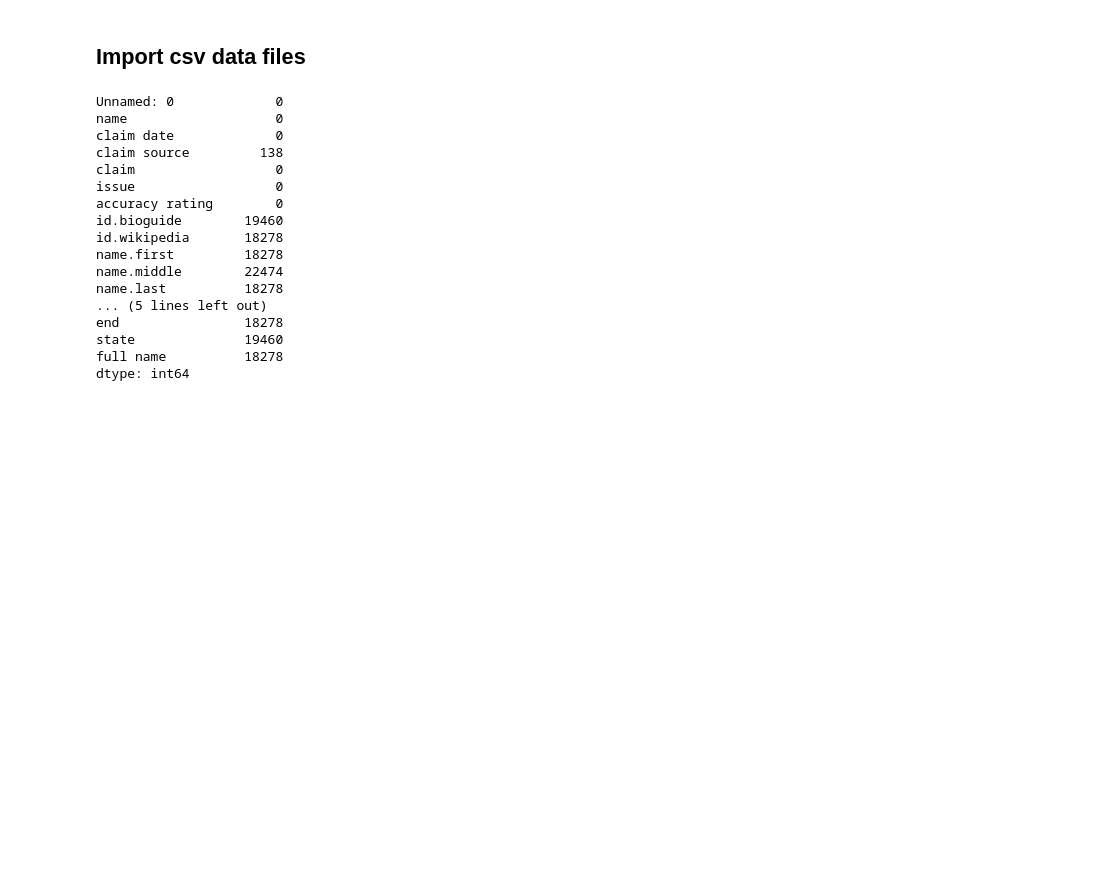
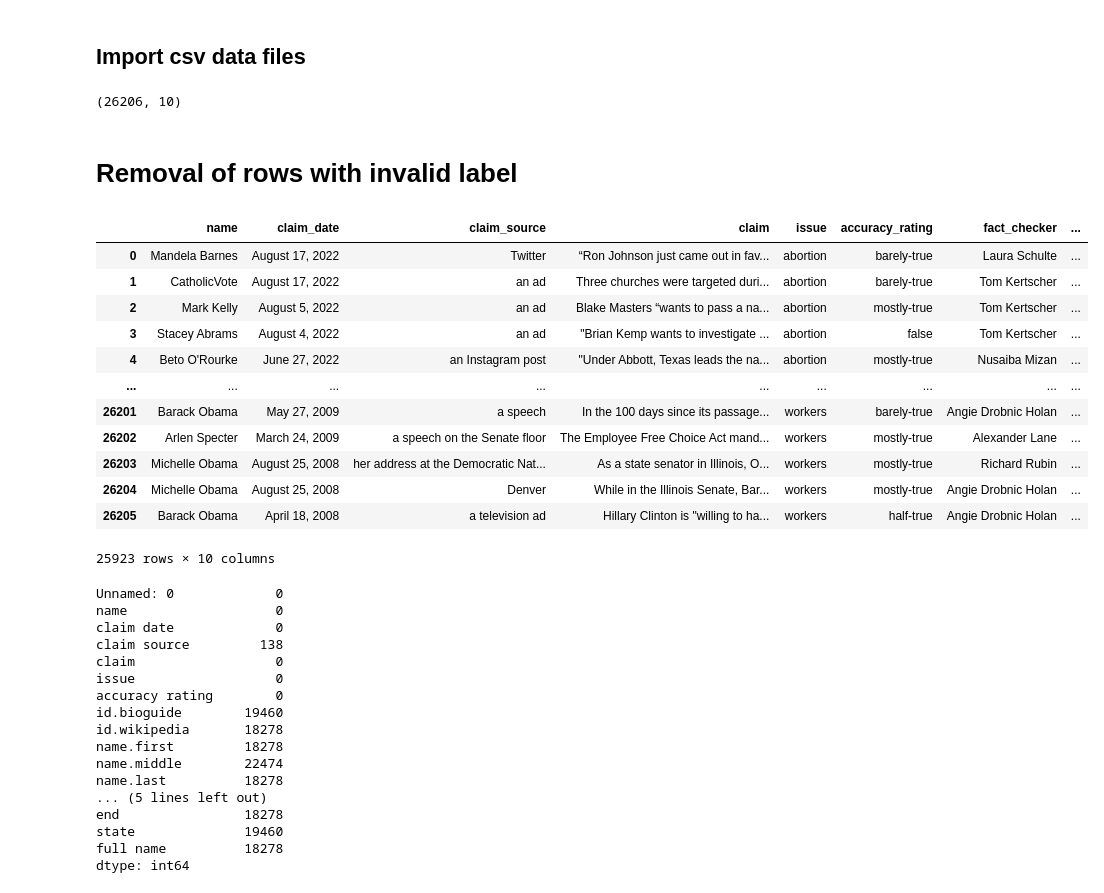
Before and after one commit to lohdaijiu/BT4222_FakeNewsClassifier, a Jupyter notebook: EDA.ipynb, the cells around one changed output. Saved outputs shown, nothing was run; the diff lists cells and outputs as text; code cells hidden in the pictures; blank space fills up the shorter version.

```diff
--- a/EDA.ipynb
+++ b/EDA.ipynb
@@ -10,4 +10,29 @@ pd.set_option('display.max_columns', None)
 # %% [markdown]
 ## Import csv data files
 # %%
-df = pd.read_csv("politifact_data.csv")
+df = pd.read_csv("politifact_data_raw.csv")
+df.shape
+# %% [output]
+(26206, 10)
+# %% [markdown]
+# Removal of rows with invalid label
+# %%
+true = ['mostly-true', 'true']
+false = ['barely-true', 'false', 'half-true', 'pants-fire']
+
+df = df[df['accuracy_rating'].isin(true + false)]
+df
+# %% [output]
+|  | name | claim_date | claim_source | claim | issue | accuracy_rating | fact_checker | ... |
+| 0 | Mandela Barnes | August 17, 2022 | Twitter | “Ron Johnson just came out in fav... | abortion | barely-true | Laura Schulte | ... |
+| 1 | CatholicVote | August 17, 2022 | an ad | Three churches were targeted duri... | abortion | barely-true | Tom Kertscher | ... |
+| 2 | Mark Kelly | August 5, 2022 | an ad | Blake Masters “wants to pass a na... | abortion | mostly-true | Tom Kertscher | ... |
+| 3 | Stacey Abrams | August 4, 2022 | an ad | "Brian Kemp wants to investigate ... | abortion | false | Tom Kertscher | ... |
+| 4 | Beto O'Rourke | June 27, 2022 | an Instagram post | "Under Abbott, Texas leads the na... | abortion | mostly-true | Nusaiba Mizan | ... |
+| ... | ... | ... | ... | ... | ... | ... | ... | ... |
+| 26201 | Barack Obama | May 27, 2009 | a speech | In the 100 days since its passage... | workers | barely-true | Angie Drobnic Holan | ... |
+| 26202 | Arlen Specter | March 24, 2009 | a speech on the Senate floor | The Employee Free Choice Act mand... | workers | mostly-true | Alexander Lane | ... |
+| 26203 | Michelle Obama | August 25, 2008 | her address at the Democratic Nat... | As a state senator in Illinois, O... | workers | mostly-true | Richard Rubin | ... |
+| 26204 | Michelle Obama | August 25, 2008 | Denver | While in the Illinois Senate, Bar... | workers | mostly-true | Angie Drobnic Holan | ... |
+| 26205 | Barack Obama | April 18, 2008 | a television ad | Hillary Clinton is "willing to ha... | workers | half-true | Angie Drobnic Holan | ... |
+25923 rows × 10 columns
```
Also changed, not shown: parts of 2 cells of this notebook, 2 other files.
